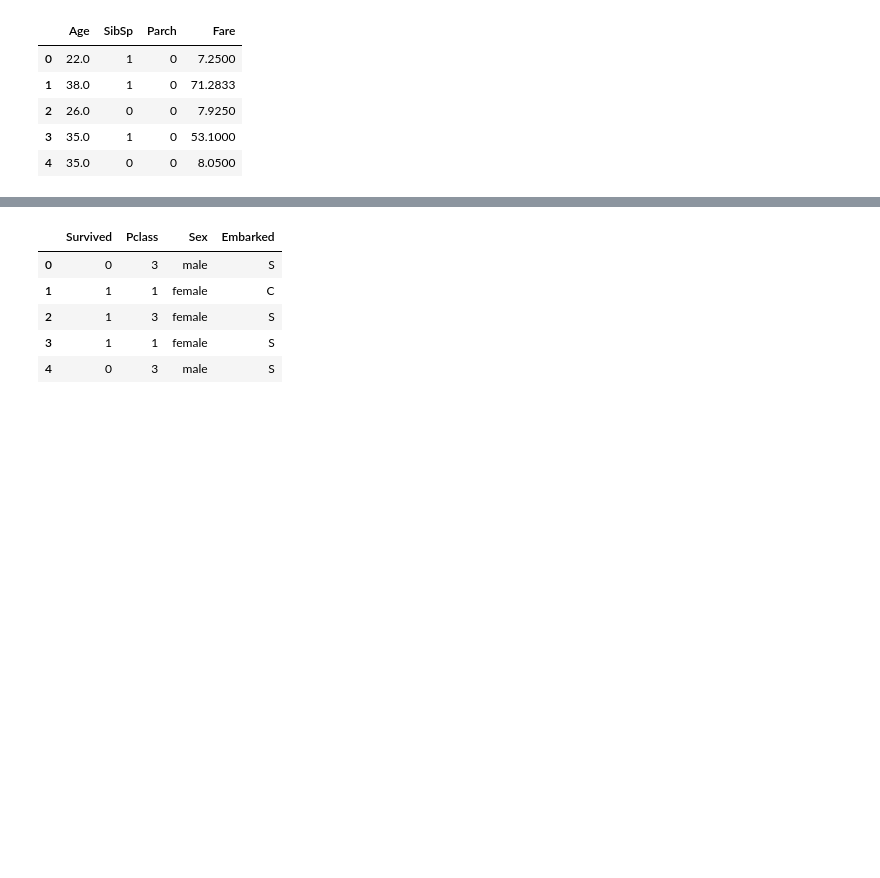
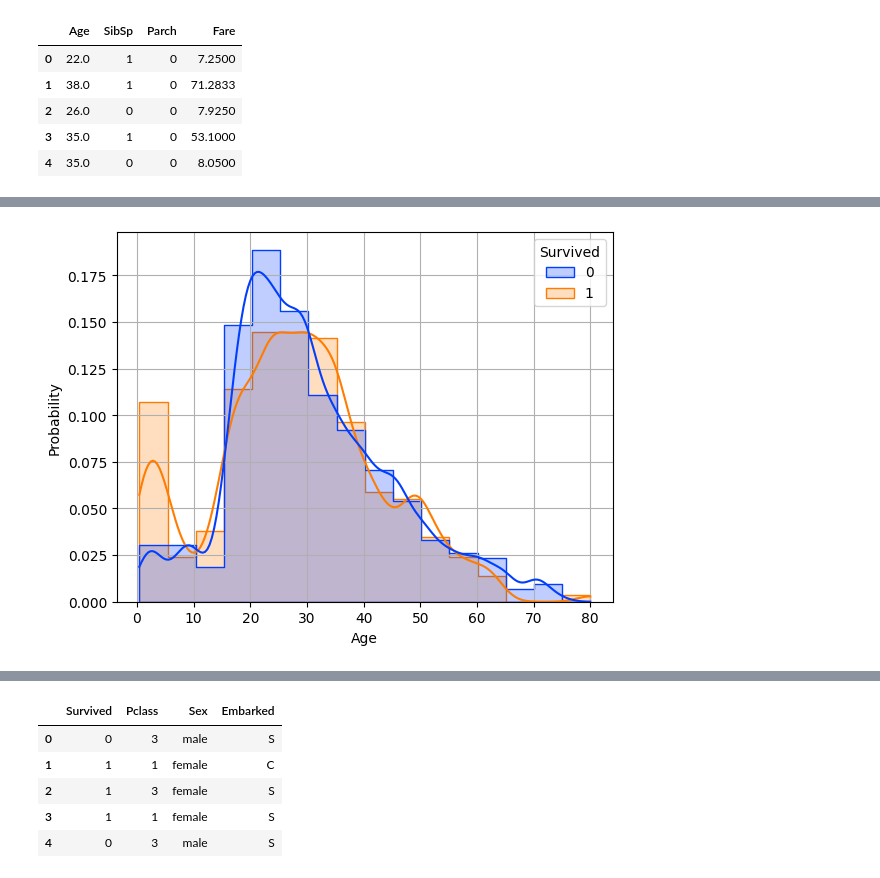
Before and after one commit to rfdspeng/ml_ai_portfolio, a Jupyter notebook: notes/example_code/titanic.ipynb, the cells around one changed output, grey strips where cells are left out. Cells and saved outputs as stored; diff of their text form; code cells hidden in the pictures; blank space fills up the shorter version.

```diff
--- a/notes/example_code/titanic.ipynb
+++ b/notes/example_code/titanic.ipynb
@@ -111,0 +119,8 @@ for col in df_num.columns:
+# %%
+ax = sns.histplot(df, x="Age", hue="Survived", stat="probability", \
+                  binwidth=5, common_norm=False, multiple="layer", \
+                  element="step", kde=True, kde_kws={"bw_adjust": 0.5}, palette="bright")
+ax.grid()
+# plt.show()
+# %% [output]
+[figure, added]
```
Also changed, not shown: parts of 17 cells of this notebook, 4 other files.
